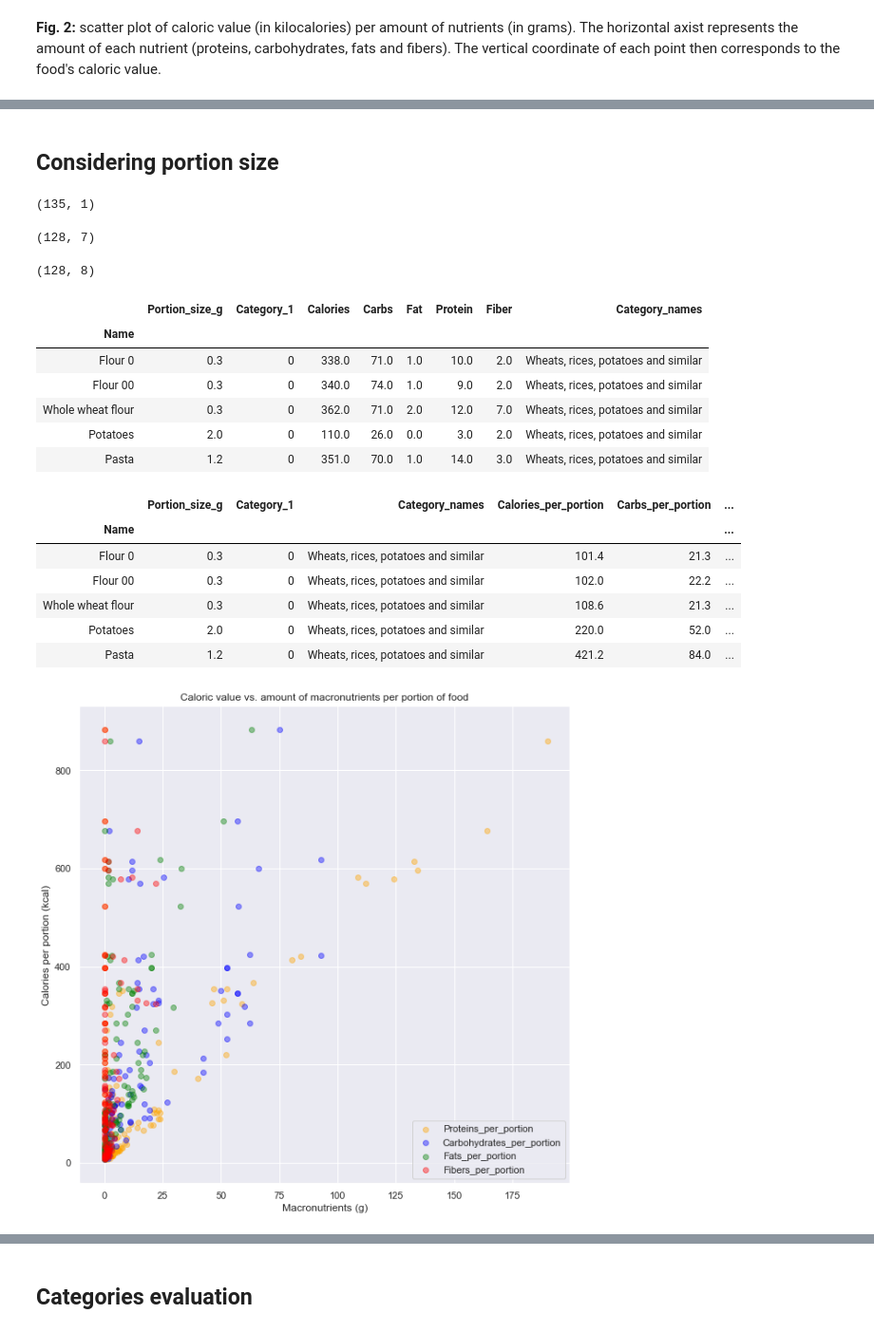
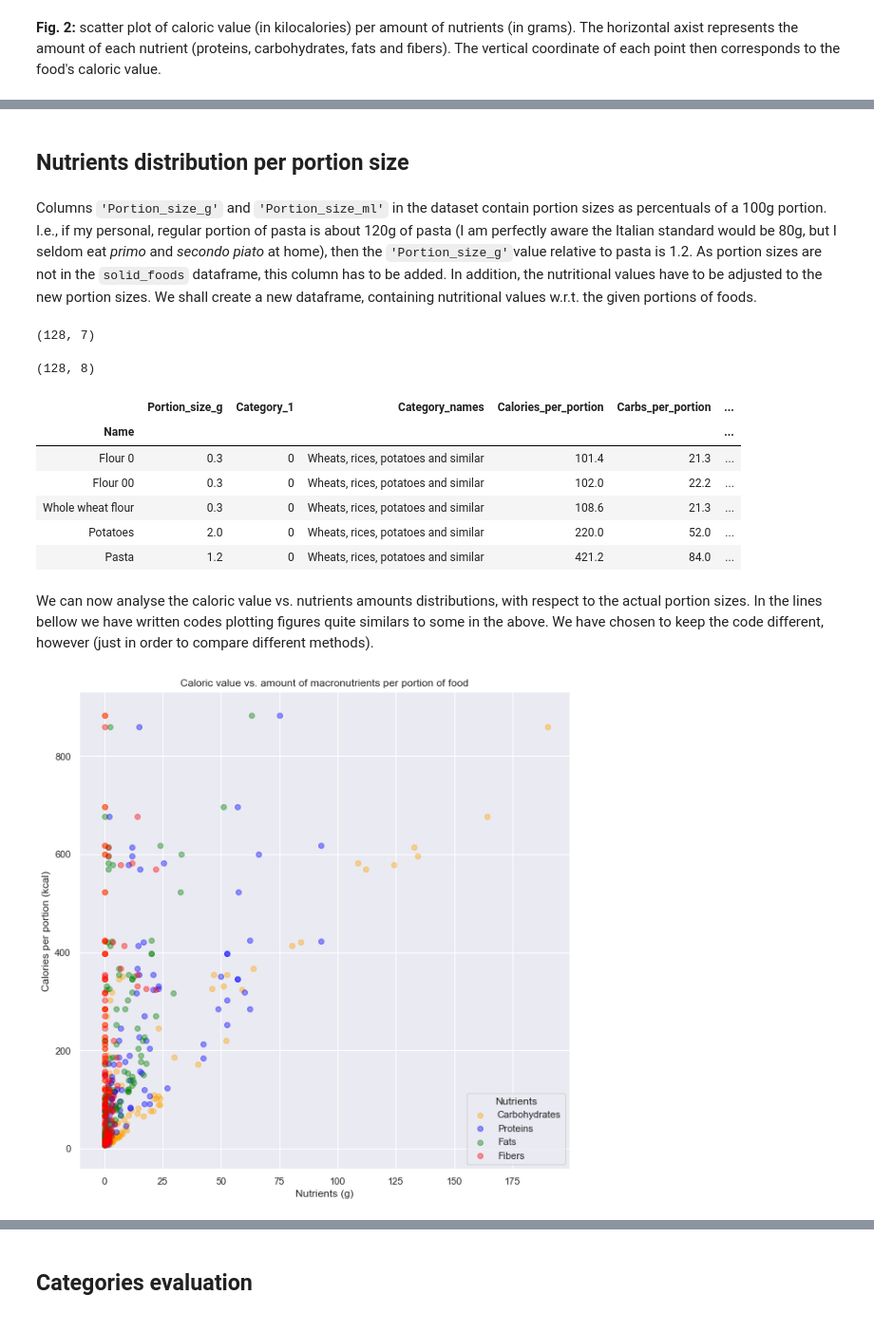
Before and after one commit to jbvasconcellos/foods, a Jupyter notebook: food.ipynb, the cells around one changed output, grey strips where cells are left out. Shown at 95% size. Saved outputs shown, nothing was run; the diff lists cells and outputs as text; code cells hidden in the pictures.

````diff
--- a/food.ipynb
+++ b/food.ipynb
@@ -467,64 +499,46 @@ print(a_kcT, b_kcT)
 # %% [markdown]
-## Considering portion size
+## Nutrients distribution per portion size
+# %% [markdown]
+Columns ```'Portion_size_g'``` and ```'Portion_size_ml'``` in the dataset contain portion sizes as percentuals of a 100g portion. I.e., if my personal, regular portion of pasta is about 120g of pasta (I am perfectly aware the Italian standard would be 80g, but I seldom eat *primo* and *secondo piato* at home), then the ```'Portion_size_g'```value relative to pasta is 1.2. As portion sizes are not in the ```solid_foods``` dataframe, this column has to be added. In addition, the nutritional values have to be adjusted to the new portion sizes. We shall create a new dataframe, containing nutritional values w.r.t. the given portions of foods.
 # %%
-portion_sizes = df[['Name', 'Portion_size_g']].set_index('Name')
-portion_sizes.head()
+# Create new dataframe, adding portion_size_g to solid_foods
+solid_foods_portion = pd.merge(df[['Name', 'Portion_size_g']].set_index('Name'), solid_foods, on='Name', how='inner')
 
-solid_foods_portion = pd.merge(portion_sizes, solid_foods, on='Name', how='inner')
-display(portion_sizes.shape)
+for column in macros_columns:
+    solid_foods_portion[column + '_per_portion'] = solid_foods_portion[column] * solid_foods_portion['Portion_size_g']
+    solid_foods_portion.drop(column, axis=1, inplace=True)
+
+
 display(solid_foods.shape)
 display(solid_foods_portion.shape)
 display(solid_foods_portion.head())
 # %% [output]
-(135, 1)
+(128, 7)
-(128, 7)
+(128, 8)
-(128, 8)
-|  | Portion_size_g | Category_1 | Calories | Carbs | Fat | Protein | Fiber | Category_names |
-| Name |  |  |  |  |  |  |  |  |
-| Flour 0 | 0.3 | 0 | 338.0 | 71.0 | 1.0 | 10.0 | 2.0 | Wheats, rices, potatoes and similar |
-| Flour 00 | 0.3 | 0 | 340.0 | 74.0 | 1.0 | 9.0 | 2.0 | Wheats, rices, potatoes and similar |
-| Whole wheat flour | 0.3 | 0 | 362.0 | 71.0 | 2.0 | 12.0 | 7.0 | Wheats, rices, potatoes and similar |
-| Potatoes | 2.0 | 0 | 110.0 | 26.0 | 0.0 | 3.0 | 2.0 | Wheats, rices, potatoes and similar |
-| Pasta | 1.2 | 0 | 351.0 | 70.0 | 1.0 | 14.0 | 3.0 | Wheats, rices, potatoes and similar |
+|  | Portion_size_g | Category_1 | Category_names | Calories_per_portion | Carbs_per_portion | ... |
+| Name |  |  |  |  |  | ... |
+| Flour 0 | 0.3 | 0 | Wheats, rices, potatoes and similar | 101.4 | 21.3 | ... |
+| Flour 00 | 0.3 | 0 | Wheats, rices, potatoes and similar | 102.0 | 22.2 | ... |
+| Whole wheat flour | 0.3 | 0 | Wheats, rices, potatoes and similar | 108.6 | 21.3 | ... |
+| Potatoes | 2.0 | 0 | Wheats, rices, potatoes and similar | 220.0 | 52.0 | ... |
+| Pasta | 1.2 | 0 | Wheats, rices, potatoes and similar | 421.2 | 84.0 | ... |
-# %%
-for column in macros_columns:
-    solid_foods_portion[column + '_per_portion'] = solid_foods_portion[column] * solid_foods_portion['Portion_size_g']
-    solid_foods_portion.drop(column, axis=1, inplace=True)
-
-display(solid_foods_portion.head())
-# %% [output]
-|  | Portion_size_g | Category_1 | Category_names | Calories_per_portion | Carbs_per_portion | ... |
-| Name |  |  |  |  |  | ... |
-| Flour 0 | 0.3 | 0 | Wheats, rices, potatoes and similar | 101.4 | 21.3 | ... |
-| Flour 00 | 0.3 | 0 | Wheats, rices, potatoes and similar | 102.0 | 22.2 | ... |
-| Whole wheat flour | 0.3 | 0 | Wheats, rices, potatoes and similar | 108.6 | 21.3 | ... |
-| Potatoes | 2.0 | 0 | Wheats, rices, potatoes and similar | 220.0 | 52.0 | ... |
-| Pasta | 1.2 | 0 | Wheats, rices, potatoes and similar | 421.2 | 84.0 | ... |
+# %% [markdown]
+We can now analyse the caloric value vs. nutrients amounts distributions, with respect to the actual portion sizes. In the lines bellow we have written codes plotting figures quite similars to some in the above. We have chosen to keep the code different, however (just in order to compare different methods).
 # %%
 macronutrients_per_portion = {'Calories_per_portion':'purple', 'Carbs_per_portion':'orange', 'Protein_per_portion':'blue', 'Fat_per_portion':'green', 'Fiber_per_portion':'red'}
 
 alpha=0.6
-# fig, ax = plt.subplots(sharey=True)
-# ax.set(title='Caloric value vs. amount of macronutrients per portion of food',
-#        ylabel='kcal per portion',
-#        xlabel='Macronutrients per portion (g)')
-# ax1 = ax.scatter(x='Protein_per_portion', y='Calories_per_portion', data=solid_foods_portion, alpha=alpha)
-# ax2 = ax.scatter(x='Carbs_per_portion', y='Calories_per_portion', data=solid_foods_portion, alpha=alpha)
-# ax3 = ax.scatter(x='Fat_per_portion', y='Calories_per_portion', data=solid_foods_portion, alpha=alpha)
-
-# ax.legend((ax1, ax2, ax3), ('Proteins_per_portion', 'Carbohydrates_per_portion', 'Fats_per_portion'))
-# plt.show()
 
 fig, ax = plt.subplots(figsize=(10,10))
 for column in macronutrients_per_portion.keys():
     if column == 'Calories_per_portion':
         continue
     else:
         ax.scatter(x=column, y='Calories_per_portion', data=solid_foods_portion, alpha=0.4, color = macronutrients_per_portion[column])
 
-ax.set(xlabel='Macronutrients (g)', ylabel='Calories per portion (kcal)', title='Caloric value vs. amount of macronutrients per portion of food')
-ax.legend(('Proteins_per_portion', 'Carbohydrates_per_portion', 'Fats_per_portion', 'Fibers_per_portion'))
+ax.set(xlabel='Nutrients (g)', ylabel='Calories per portion (kcal)', title='Caloric value vs. amount of macronutrients per portion of food')
+ax.legend(('Carbohydrates', 'Proteins', 'Fats', 'Fibers'), title='Nutrients')
 
 plt.show()
 # %% [output]
-[figure, old version]
+[figure, new version]
````
Also changed, not shown: parts of 14 cells of this notebook.
